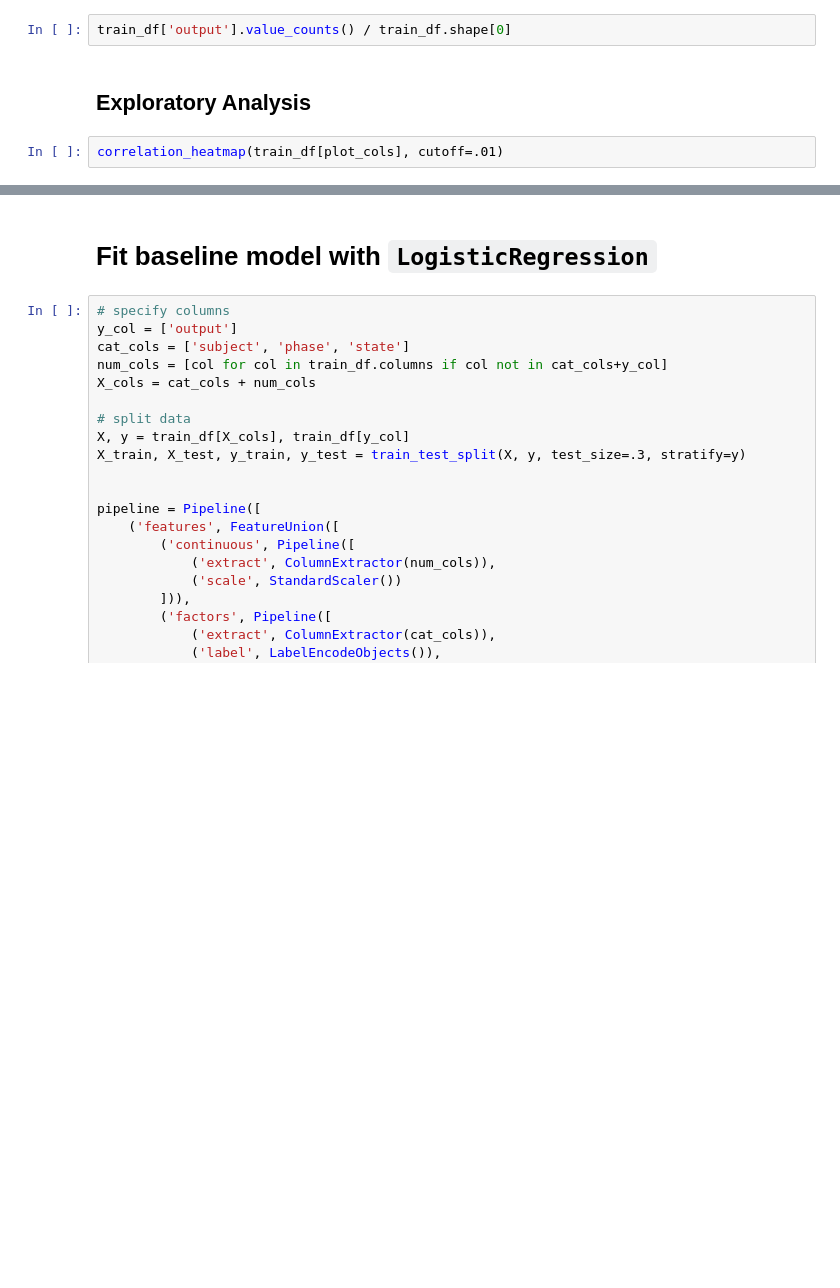
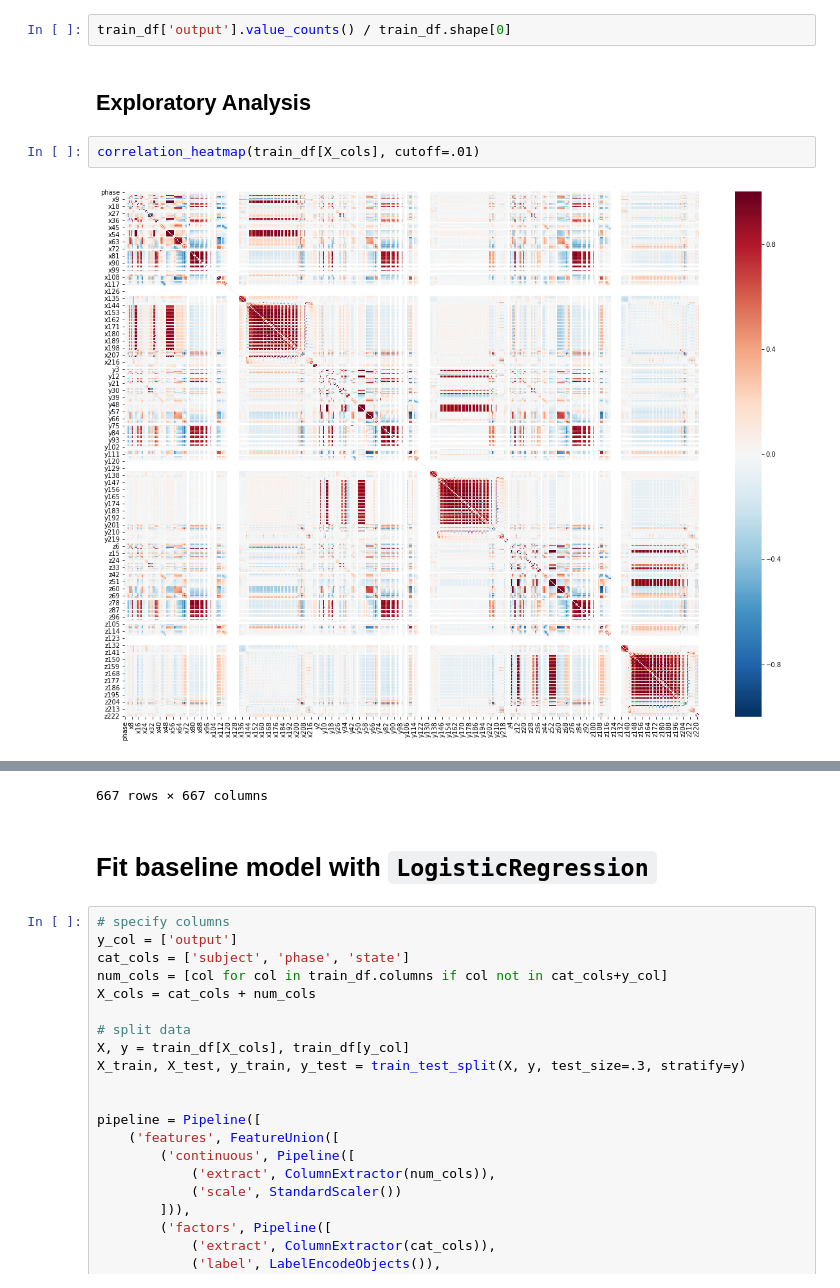
Before and after one commit to paulmattheww/Harvard-CS82-Advanced-ML, a Jupyter notebook: Assignments/HW4/Untitled.ipynb, the cells around one changed output, grey strips where cells are left out. Cells and saved outputs as stored; diff of their text form; blank space fills up the shorter version.

```diff
--- a/Assignments/HW4/Untitled.ipynb
+++ b/Assignments/HW4/Untitled.ipynb
@@ -142,4 +156,6 @@ train_df['output'].value_counts() / train_df.shape[0]
 # %% [markdown]
 ## Exploratory Analysis
 # %%
-correlation_heatmap(train_df[plot_cols], cutoff=.01)
+correlation_heatmap(train_df[X_cols], cutoff=.01)
+# %% [output]
+[figure, added]
@@ -146,3 +179,4 @@ correlation_heatmap(train_df[plot_cols], cutoff=.01)
+667 rows × 667 columns
 # %% [markdown]
 # Fit baseline model with `LogisticRegression`
 # %%
```
Also changed, not shown: parts of 17 cells of this notebook.
